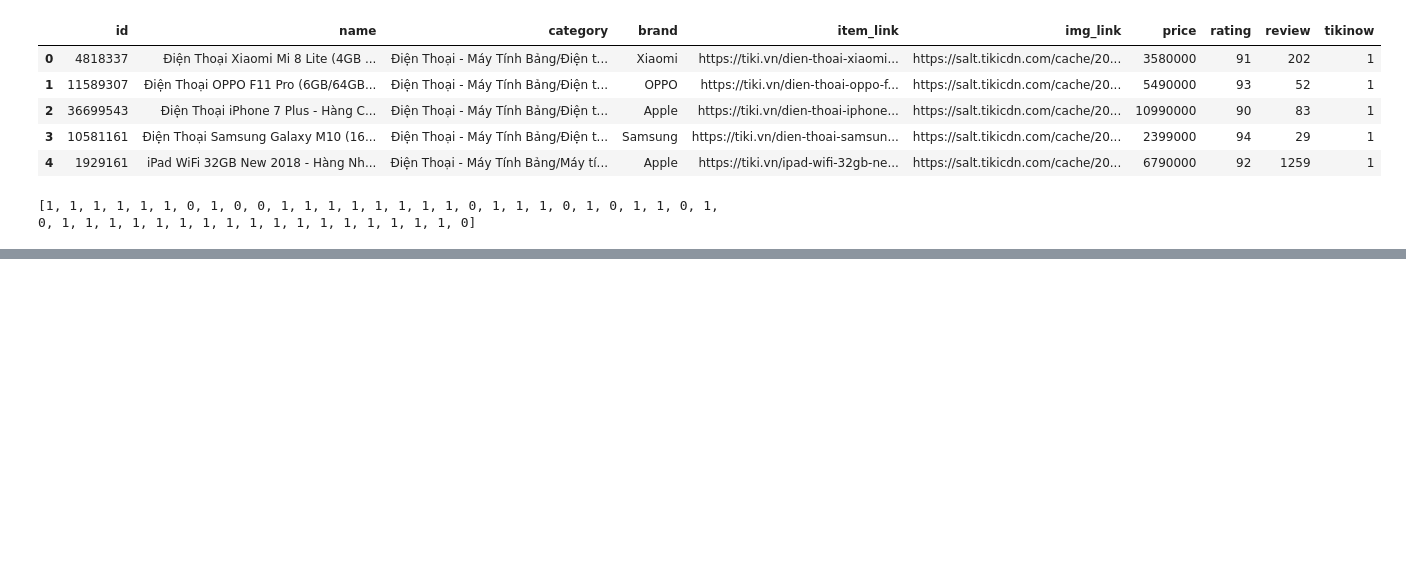
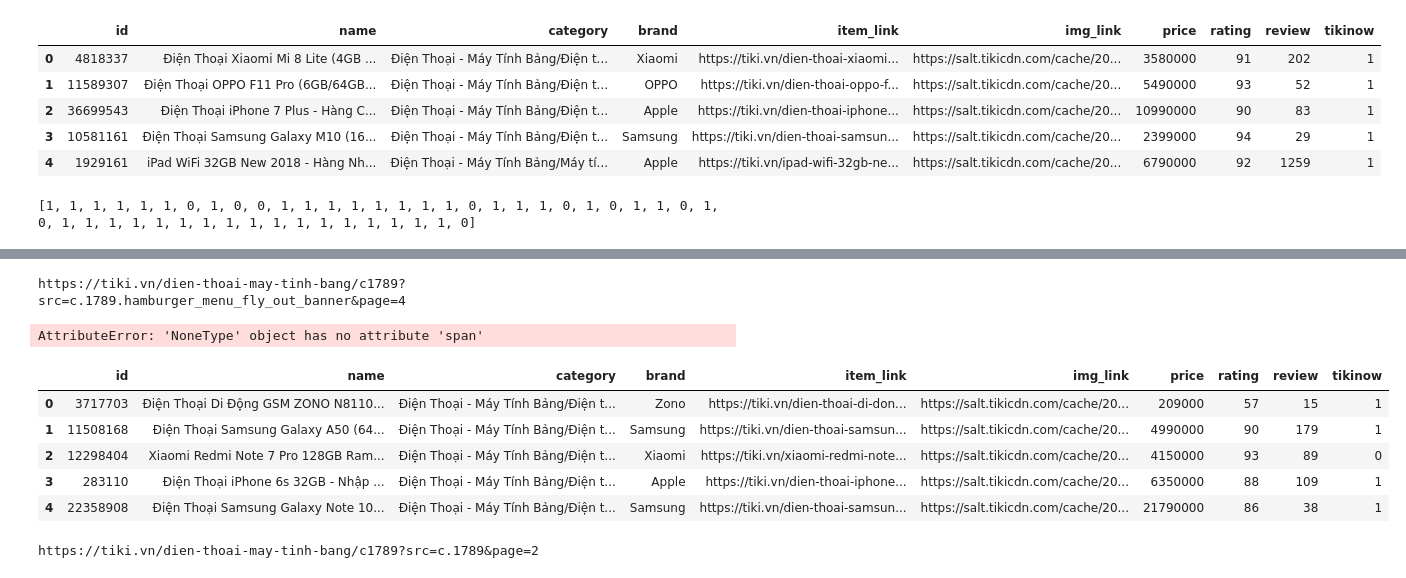
Before and after one commit to brookyct95/tiki_scraping, a Jupyter notebook: Untitled.ipynb, the cells around one changed output, grey strips where cells are left out. Drawn from its saved outputs; the diff is of its cells as text; code cells hidden in the pictures; blank space fills up the shorter version.

```diff
--- a/Untitled.ipynb
+++ b/Untitled.ipynb
@@ -152,0 +245,49 @@ url_lish = ''
+# %%
+response = requests.get('https://tiki.vn/dien-thoai-may-tinh-bang/c1789?src=c.1789.hamburger_menu_fly_out_banner&page=3')
+soup = BeautifulSoup(response.text)
+next_url = 'https://tiki.vn'+soup.find(class_ ='next')['href']
+print(next_url)
+# %% [output]
+https://tiki.vn/dien-thoai-may-tinh-bang/c1789?src=c.1789.hamburger_menu_fly_out_banner&page=4
+# %%
+scraper.scrape_page('https://tiki.vn/dien-tu-dien-lanh/c4221?src=c.4221.hamburger_menu_fly_out_banner&page=5').head()
+# %% [output]
+AttributeError: 'NoneType' object has no attribute 'span'
+# %%
+response = requests.get('https://tiki.vn/dien-thoai-may-tinh-bang/c1789?src=c.1789&page=2')
+soup = BeautifulSoup(response.text)
+id_list, name_list, category_list, brand_list, img_link_list, price_list, item_link_list,rating_list,no_review_list, tikinow_list =[], [], [],[],[],[],[],[],[],[]
+item_generals = soup.findAll('div',class_ = 'product-item')
+for item in item_generals:
+    id_list.append(item['data-id'])
+    name_list.append(item['data-title'].strip(' '))
+    category_list.append(item['data-category'])
+    brand_list.append(item['data-brand'])
+    price_list.append(item['data-price'])
+    img_link_list.append(item.img['src'])
+    item_link_list.append(item.a['href'])
+    rating_list.append(item.find('span', class_='rating-content').span['style'][-4:].strip(' %:'))
+    no_review_list.append(item.find('p', class_='review').text.split()[0].strip('()'))
+    tikinow_list.append(1 if item.find('i', class_='tikicon icon-tikinow') else 0)
+data = pd.DataFrame({'id':id_list,
+                    'name':name_list,
+                    'category':category_list,
+                    'brand':brand_list,
+                    'item_link':item_link_list,
+                    'img_link':img_link_list,
+                    'price':price_list,
+                    'rating':rating_list,
+                    'review':no_review_list,
+                    'tikinow':tikinow_list})
+data.head()
+# %% [output]
+|  | id | name | category | brand | item_link | img_link | price | rating | review | tikinow |
+| 0 | 3717703 | Điện Thoại Di Động GSM ZONO N8110... | Điện Thoại - Máy Tính Bảng/Điện t... | Zono | https://tiki.vn/dien-thoai-di-don... | https://salt.tikicdn.com/cache/20... | 209000 | 57 | 15 | 1 |
+| 1 | 11508168 | Điện Thoại Samsung Galaxy A50 (64... | Điện Thoại - Máy Tính Bảng/Điện t... | Samsung | https://tiki.vn/dien-thoai-samsun... | https://salt.tikicdn.com/cache/20... | 4990000 | 90 | 179 | 1 |
+| 2 | 12298404 | Xiaomi Redmi Note 7 Pro 128GB Ram... | Điện Thoại - Máy Tính Bảng/Điện t... | Xiaomi | https://tiki.vn/xiaomi-redmi-note... | https://salt.tikicdn.com/cache/20... | 4150000 | 93 | 89 | 0 |
+| 3 | 283110 | Điện Thoại iPhone 6s 32GB - Nhập ... | Điện Thoại - Máy Tính Bảng/Điện t... | Apple | https://tiki.vn/dien-thoai-iphone... | https://salt.tikicdn.com/cache/20... | 6350000 | 88 | 109 | 1 |
+| 4 | 22358908 | Điện Thoại Samsung Galaxy Note 10... | Điện Thoại - Máy Tính Bảng/Điện t... | Samsung | https://tiki.vn/dien-thoai-samsun... | https://salt.tikicdn.com/cache/20... | 21790000 | 86 | 38 | 1 |
+# %%
+print('https://tiki.vn'+soup.find(class_ ='next')['href'])
+# %% [output]
+https://tiki.vn/dien-thoai-may-tinh-bang/c1789?src=c.1789&page=2
```
Also changed, not shown: parts of 4 cells of this notebook, 2 other files.
